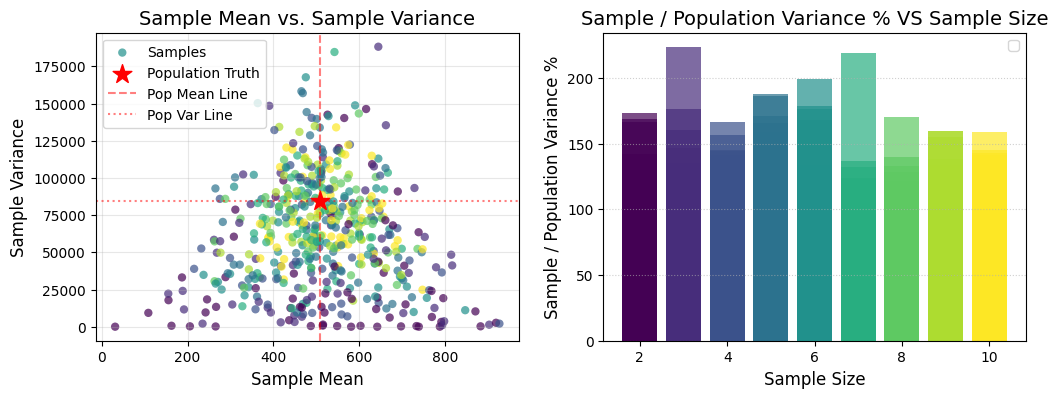
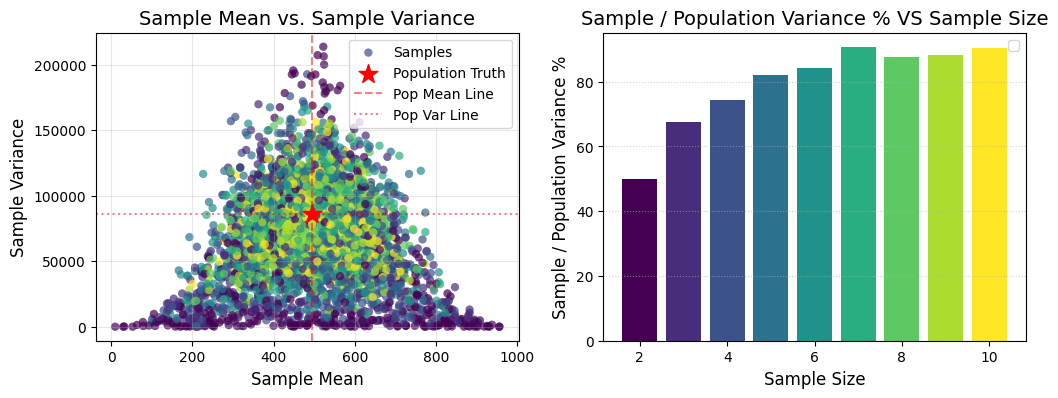
Code edit (unified diff) that turned the first committed figure into the second:
--- before
+++ after
@@ -4,5 +4,15 @@
 sample_means = np.array([sample["mean"] for sample in samples])
 sample_variances = np.array([sample["var"] for sample in samples])
-sample_sizes_arr = np.array(sample_sizes)
+sample_sizes_arr = np.array([sample["n"] for sample in samples])
+
+percentages = []
+for n in sample_sizes_arr:
+  avg_var_per_n = np.mean([sample["var"] for sample in samples if sample["n"] == n])
+  percentages.append((avg_var_per_n / population_variance) * 100)
+
+print(f"Sample Means: {sample_means[:5]}")
+print(f"Sample Sizes: {sample_sizes_arr[:5]}")
+print(f"Sample Variances: {sample_variances[:5]}")
+print(f"Percentages: {percentages[:5]}")
 
 fig, (ax1, ax2) = plt.subplots(1, 2, figsize=(12, 4))
@@ -26,5 +36,5 @@
 colors = cm.viridis(norm(sample_sizes_arr))
 
-ax2.bar(sample_sizes_arr, (sample_variances / population_variance) * 100, color=colors, alpha=0.7)
+ax2.bar(sample_sizes_arr, percentages, color=colors, alpha=0.7)
 ax2.set_title('Sample / Population Variance % VS Sample Size', fontsize=14)
 ax2.set_ylabel('Sample / Population Variance %', fontsize=12)

Commit: Created using Colab